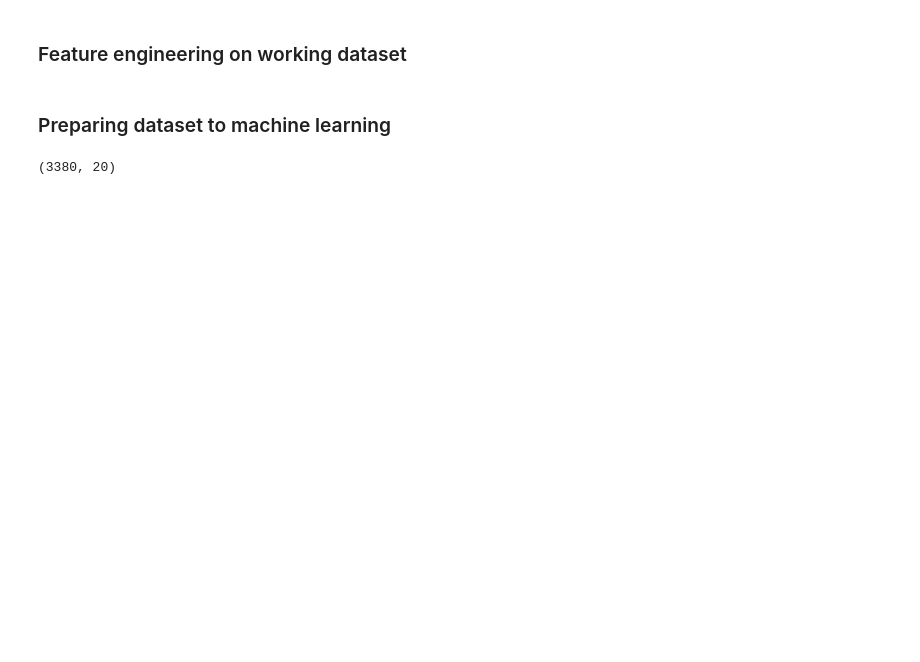
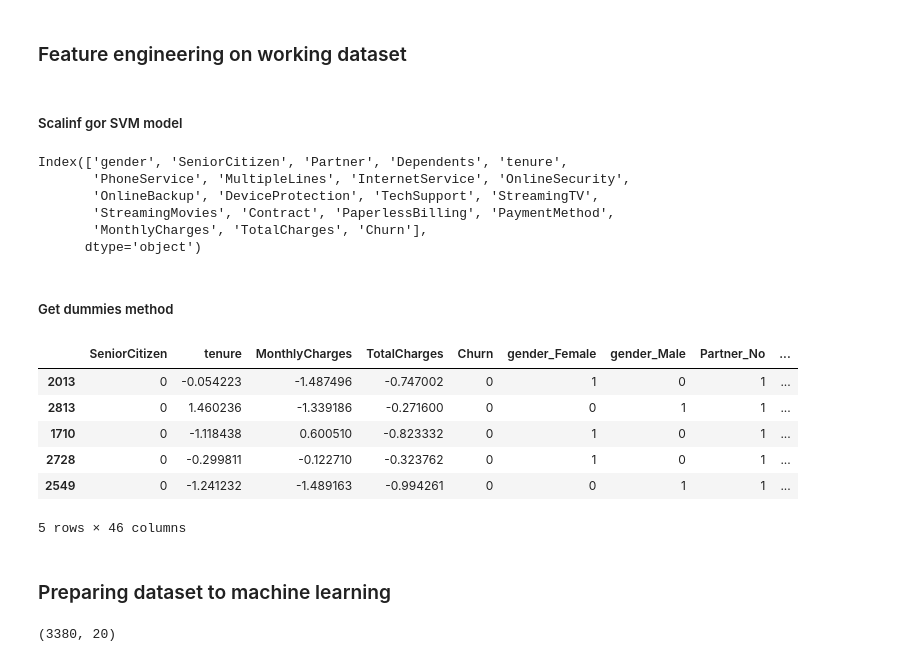
Before and after one commit to infoshareacademy/jdszr6-slytherin_group, a Jupyter notebook: ML_project/Telco_Main.ipynb, the cells around one changed output. Cells and saved outputs as stored; diff of their text form; code cells hidden in the pictures; blank space fills up the shorter version.

```diff
--- a/ML_project/Telco_Main.ipynb
+++ b/ML_project/Telco_Main.ipynb
@@ -491,3 +547,49 @@ df.shape
+# %%
+df_d = df.drop("customerID", axis = 1)
+# %%
+df_d['Churn'].replace(to_replace='Yes', value=1, inplace=True)
+df_d['Churn'].replace(to_replace='No',  value=0, inplace=True)
+# %% [markdown]
+##### Scalinf gor SVM model
+# %%
+df_d.columns
+# %% [output]
+Index(['gender', 'SeniorCitizen', 'Partner', 'Dependents', 'tenure',
+       'PhoneService', 'MultipleLines', 'InternetService', 'OnlineSecurity',
+       'OnlineBackup', 'DeviceProtection', 'TechSupport', 'StreamingTV',
+       'StreamingMovies', 'Contract', 'PaperlessBilling', 'PaymentMethod',
+       'MonthlyCharges', 'TotalCharges', 'Churn'],
+      dtype='object')
+# %%
+def apply_scalers(df, columns_to_exclude=None):
+    if columns_to_exclude:
+        exclude_filter = ~df.columns.isin(columns_to_exclude)
+    else:
+        exclude_filter = ~df.columns.isin([])
+    for column in df.iloc[:, exclude_filter].columns:
+        df[column] = df[column].astype(float)
+
+    df.loc[:, exclude_filter] = StandardScaler().fit_transform(df.loc[:, exclude_filter])
+    return df
+
+df_d = apply_scalers(df_d, columns_to_exclude=['gender', 'SeniorCitizen', 'Partner', 'Dependents',
+       'PhoneService', 'MultipleLines', 'InternetService', 'OnlineSecurity',
+       'OnlineBackup', 'DeviceProtection', 'TechSupport', 'StreamingTV',
+       'StreamingMovies', 'Contract', 'PaperlessBilling', 'PaymentMethod', 'Churn'])
+# %% [markdown]
+##### Get dummies method
+# %%
+dummies_df = pd.get_dummies(df_d)
+# %%
+dummies_df.head()
+# %% [output]
+|  | SeniorCitizen | tenure | MonthlyCharges | TotalCharges | Churn | gender_Female | gender_Male | Partner_No | ... |
+| 2013 | 0 | -0.054223 | -1.487496 | -0.747002 | 0 | 1 | 0 | 1 | ... |
+| 2813 | 0 | 1.460236 | -1.339186 | -0.271600 | 0 | 0 | 1 | 1 | ... |
+| 1710 | 0 | -1.118438 | 0.600510 | -0.823332 | 0 | 1 | 0 | 1 | ... |
+| 2728 | 0 | -0.299811 | -0.122710 | -0.323762 | 0 | 1 | 0 | 1 | ... |
+| 2549 | 0 | -1.241232 | -1.489163 | -0.994261 | 0 | 0 | 1 | 1 | ... |
+5 rows × 46 columns
 # %% [markdown]
 ### Preparing dataset to machine learning
 # %%
```
Also changed, not shown: parts of 25 cells of this notebook, 2 other files.
